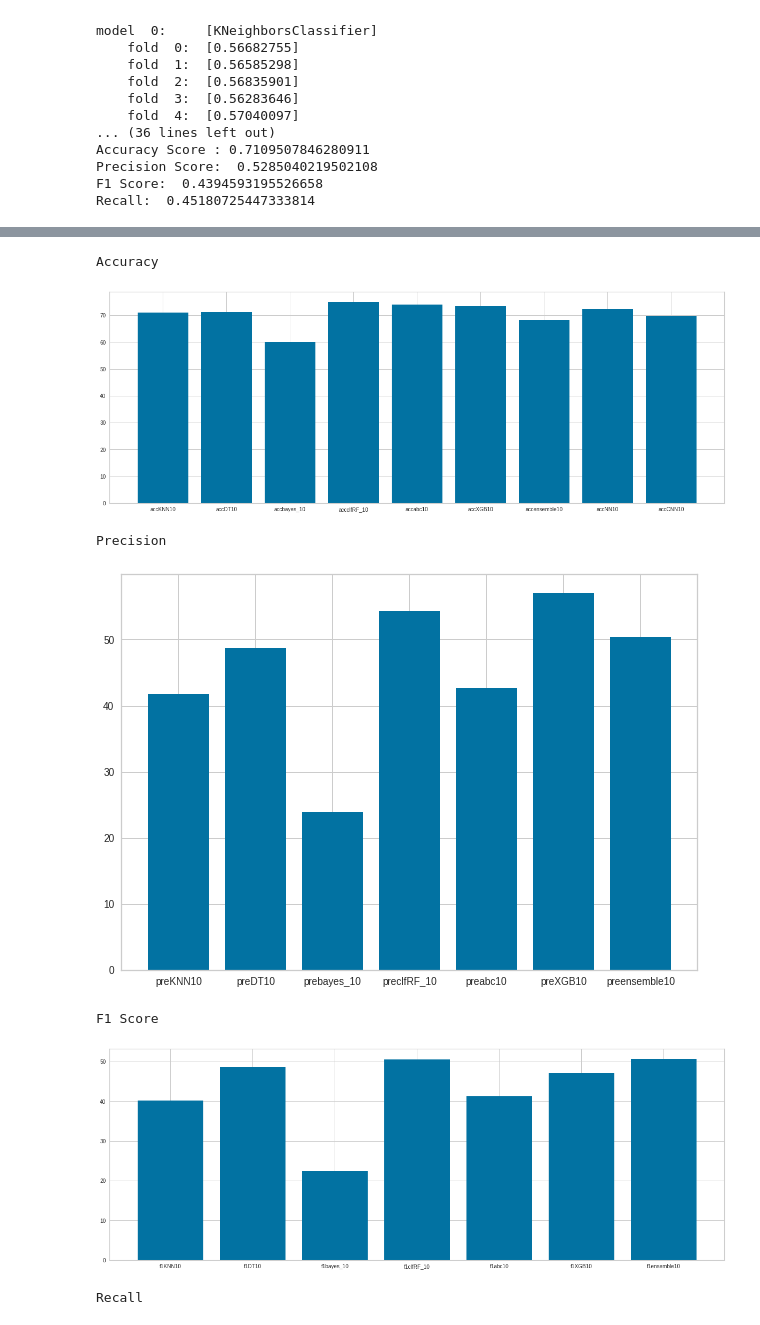
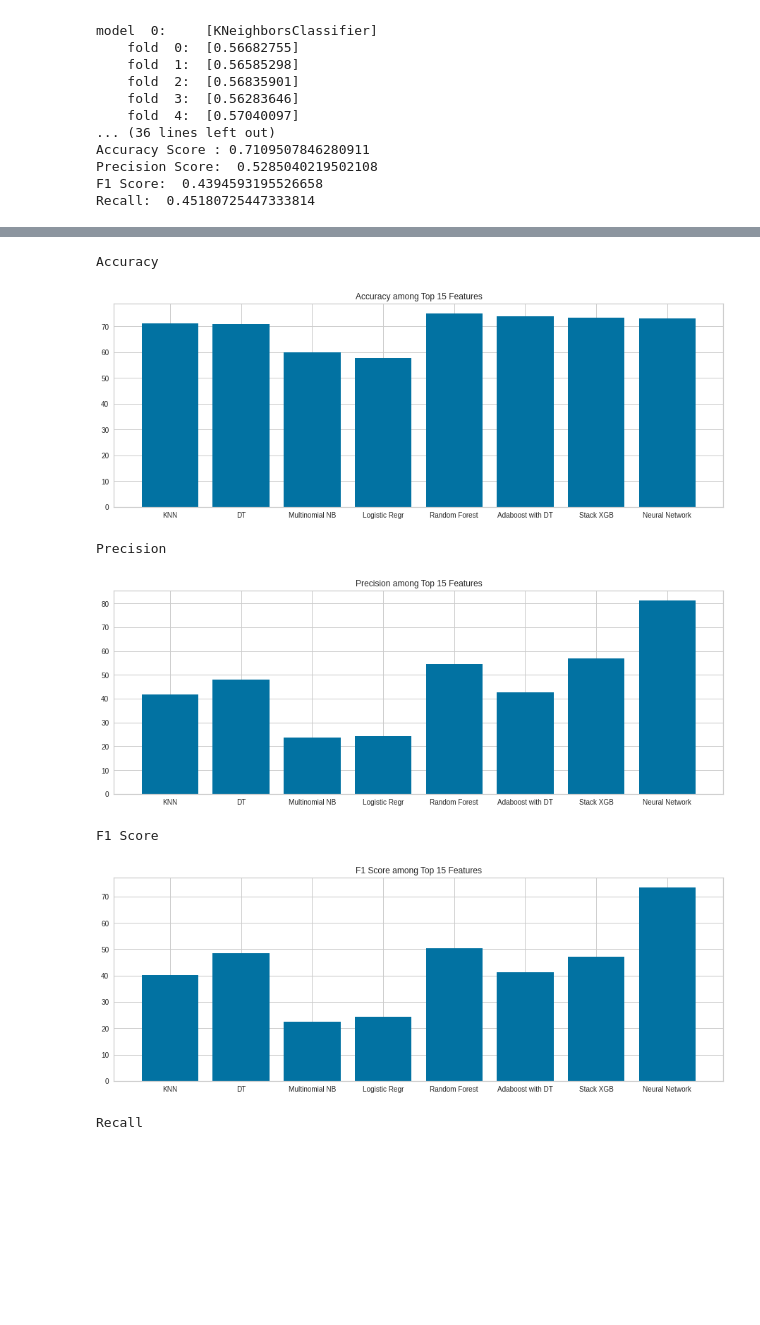
Before and after one commit to ishaak15/UNSW-IDS-Feature-Selection, a Jupyter notebook: Copy_of_Training_and_Testing.ipynb, the cells around one changed output, grey strips where cells are left out. Cells and saved outputs as stored; diff of their text form; code cells hidden in the pictures; blank space fills up the shorter version.

Commit message:
Worked over graphs

```diff
--- a/Copy_of_Training_and_Testing.ipynb
+++ b/Copy_of_Training_and_Testing.ipynb
@@ -912,0 +880,6 @@ Training Accuracy: 0.6985
+# %%
+loss_NN10, accNN10, f1_score_NN10, precision_NN10, recall_NN10 = model.evaluate(X_test, y_test, verbose=True)
+print("Testing Accuracy: {:.4f}".format(accNN10))
+print("Testing Precision: {:.4f}".format(precision_NN10))
+print("Testing Recall: {:.4f}".format(recall_NN10))
+print("Testing F1-Score: {:.4f}".format(f1_score_NN10))
@@ -1035,5 +1234,5 @@ from vecstack import stacking
 # %%
-models = [
+models_XGB = [
     KNeighborsClassifier(),
 
     RandomForestClassifier(n_estimators=500, max_depth=3),
@@ -1042,7 +1241,7 @@ models = [
                   n_estimators=100, max_depth=3)
 ]
 # %%
-S_train, S_test = stacking(models, df1_xtrain, df1_ytrain, df1_xtest, regression=False, mode='oof_pred_bag', needs_proba=False, save_dir=None,  metric=accuracy_score,
+S_train, S_test = stacking(models_XGB, df1_xtrain, df1_ytrain, df1_xtest, regression=False, mode='oof_pred_bag', needs_proba=False, save_dir=None,  metric=accuracy_score,
                                n_folds=5, stratified=True, shuffle=True,  random_state=0, verbose=2)
 # %% [output]
 task:         [classification]
@@ -1063,12 +1262,12 @@ model  0:     [KNeighborsClassifier]
     MEAN:     [0.79514572] + [0.00347675]
     FULL:     [0.79514572]
 # %%
-XGB10 = XGBClassifier(random_state=1, n_jobs=-1, learning_rate=0.1,
+model_XGB1 = XGBClassifier(random_state=1, n_jobs=-1, learning_rate=0.1,
                       n_estimators=300, max_depth=3)
 
-XGB10 = XGB10.fit(S_train, df1_ytrain)
+model_XGB1 = model_XGB1.fit(S_train, df1_ytrain)
 
-y_pred_XGB1 = XGB10.predict(S_test)
+y_pred_XGB1 = model_XGB1.predict(S_test)
 
 print('Final prediction score: [%.5f]' % accuracy_score(df1_ytest, y_pred_XGB1))
 
@@ -1234,42 +1576,45 @@ Recall:  0.5872723803687703
 # %%
-import matplotlib.pyplot as plt
 #Accuracy
 print("Accuracy")
 fig = plt.figure()
 ax = fig.add_axes([0,0,2,1])
-algo = ['accKNN10', 'accDT10', 'accbayes_10', 'accclfRF_10',"accabc10","accXGB10","accensemble10","accNN10","accCNN10"]
-acc = [accKNN10*100,accDT10*100,accbayes_10*100,accclfRF_10*100,accabc10*100,accXGB10*100,accensemble10*100,accNN10*100,accCNN10*100]
+algo = ['KNN', 'DT', 'Multinomial NB', 'Logistic Regr','Random Forest',"Adaboost with DT","Stack XGB","Neural Network"]
+acc = [accKNN10*100,accDT10*100,accbayes_10*100,acclogisticRegr_10*100,accclfRF_10*100,accabc10*100,accXGB10*100,accNN10*100]
 ax.bar(algo,acc)
+plt.title("Accuracy among Top 15 Features")
 plt.show()
 #Precision
 print("Precision")
 fig = plt.figure()
-ax = fig.add_axes([0,0,1,1])
-algo = ['preKNN10', 'preDT10', 'prebayes_10', 'preclfRF_10',"preabc10","preXGB10","preensemble10",]
-pre = [preKNN10*100,preDT10*100,prebayes_10*100,preclfRF_10*100,preabc10*100,preXGB10*100,preensemble10*100]
+ax = fig.add_axes([0,0,2,1])
+algo = ['KNN', 'DT', 'Multinomial NB', 'Logistic Regr','Random Forest',"Adaboost with DT","Stack XGB","Neural Network"]
+pre = [preKNN10*100,preDT10*100,prebayes_10*100,prelogisticRegr_10*100,preclfRF_10*100,preabc10*100,preXGB10*100,precision_NN10*100]
 ax.bar(algo,pre)
+plt.title("Precision among Top 15 Features")
 plt.show()
 #F1 Score
 print("F1 Score")
 fig = plt.figure()
 ax = fig.add_axes([0,0,2,1])
-algo = ['f1KNN10', 'f1DT10', 'f1bayes_10', 'f1clfRF_10',"f1abc10","f1XGB10","f1ensemble10"]
-f1 = [f1KNN10*100,f1DT10*100,f1bayes_10*100,f1clfRF_10*100,f1abc10*100,f1XGB10*100,f1ensemble10*100]
+algo = ['KNN', 'DT', 'Multinomial NB', 'Logistic Regr','Random Forest',"Adaboost with DT","Stack XGB","Neural Network"]
+f1 = [f1KNN10*100,f1DT10*100,f1bayes_10*100,prelogisticRegr_10*100,f1clfRF_10*100,f1abc10*100,f1XGB10*100,f1_score_NN10*100]
 ax.bar(algo,f1)
+plt.title("F1 Score among Top 15 Features")
 plt.show()
 #Recall
 print("Recall")
 fig = plt.figure()
 ax = fig.add_axes([0,0,2,1])
-algo = ['reKNN10', 'reDT10', 'rebayes_10', 'reclfRF_10',"reabc10","reXGB10","reensemble10"]
-re = [reKNN10*100,reDT10*100,rebayes_10*100,reclfRF_10*100,reabc10*100,reXGB10*100,reensemble10*100]
+algo = ['KNN', 'DT', 'Multinomial NB', 'Logistic Regr','Random Forest',"Adaboost with DT","Stack XGB","Neural Network"]
+re = [reKNN10*100,reDT10*100,rebayes_10*100,prelogisticRegr_10*100,reclfRF_10*100,reabc10*100,reXGB10*100,recall_NN10*100]
 ax.bar(algo,re)
+plt.title("Recall among Top 15 Features")
 plt.show()
 # %% [output]
 Accuracy
-[figure, old version]
+[figure, new version]
 Precision
-[figure, old version]
+[figure, new version]
 F1 Score
-[figure, old version]
+[figure, new version]
 Recall
```
Also changed, not shown: parts of 60 cells of this notebook.
